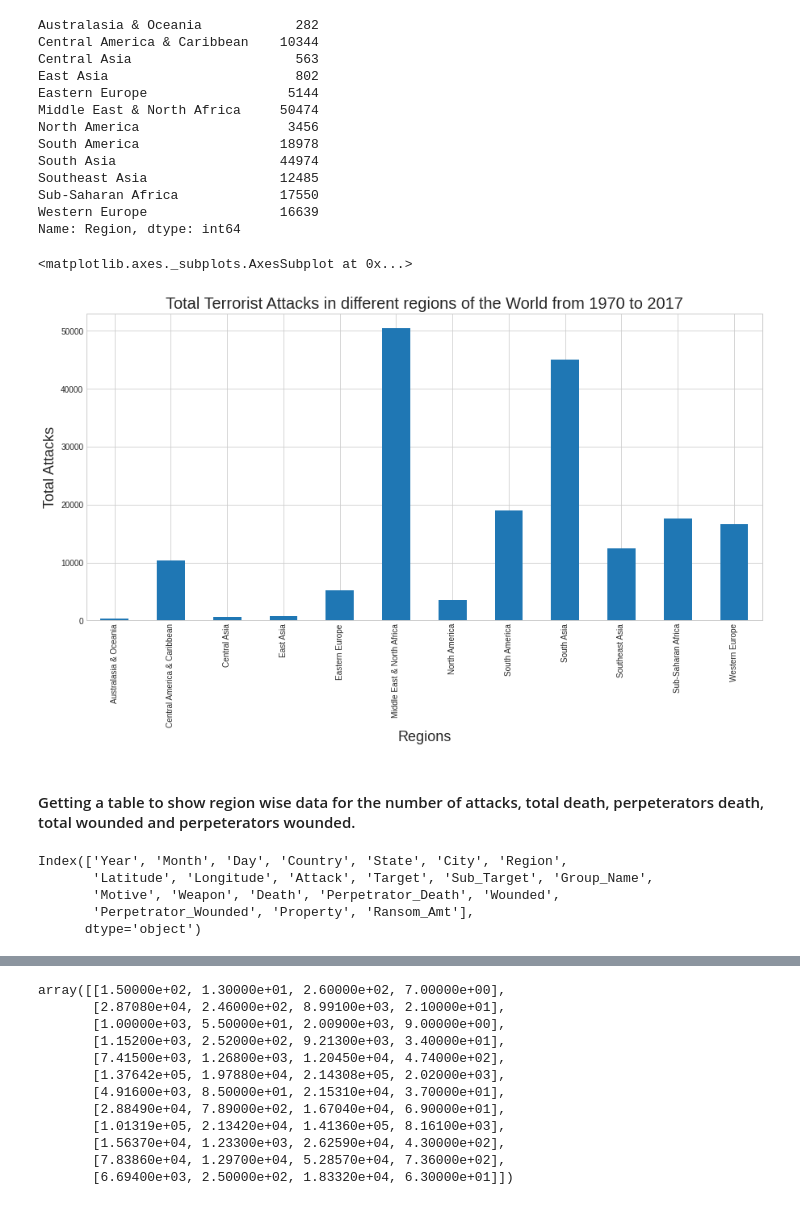
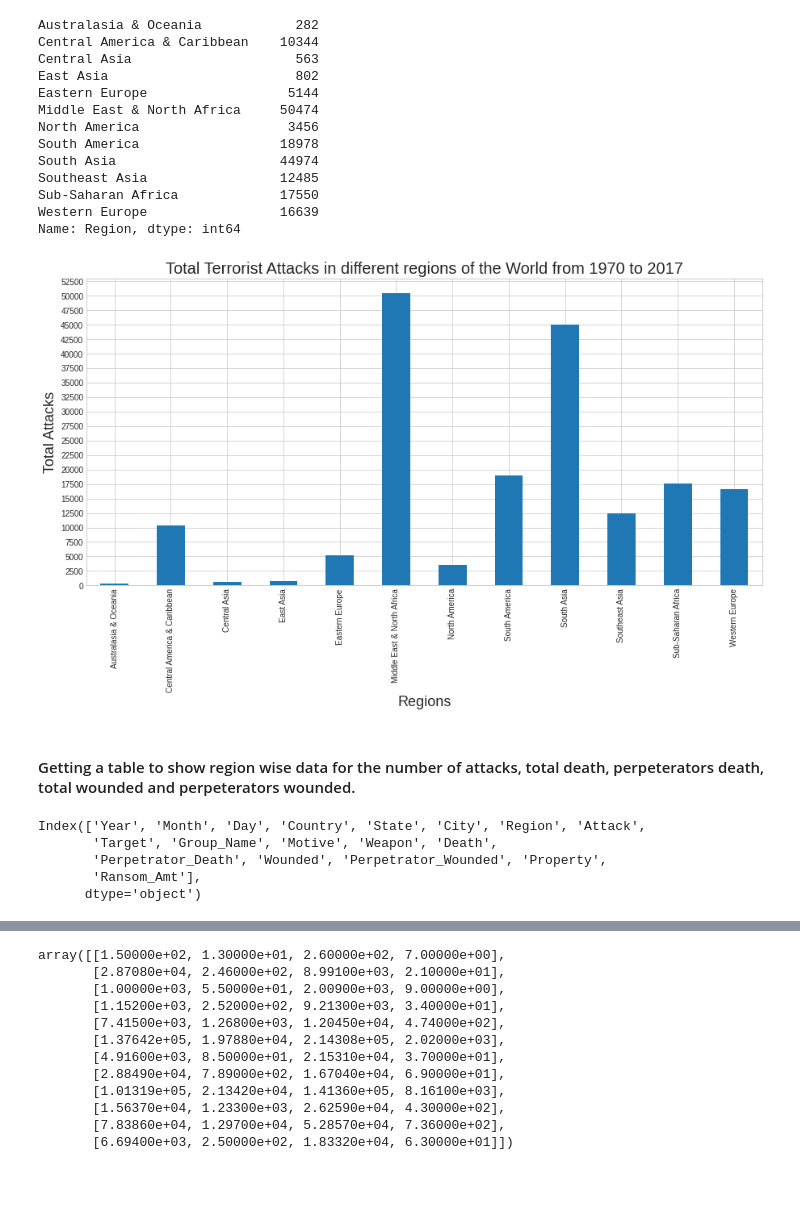
Before and after one commit to chvikas/global-terrorism-analysis, a Jupyter notebook: Global_Terrorism_Analysis_Capstone_Project.ipynb, the cells around one changed output, grey strips where cells are left out. Cells and saved outputs as stored; diff of their text form; code cells hidden in the pictures.

```diff
--- a/Global_Terrorism_Analysis_Capstone_Project.ipynb
+++ b/Global_Terrorism_Analysis_Capstone_Project.ipynb
@@ -60,7 +60,7 @@ memory usage: 187.1+ MB
 # Creating a column dictionary to rename the required columns
 
 column_dict = {'iyear':'Year','imonth':'Month','iday':'Day','country_txt':'Country','provstate':'State','city':'City','region_txt':'Region',
-               'latitude':'Latitude','longitude':'Longitude','attacktype1_txt':'Attack', 'targtype1_txt':'Target', 'targsubtype1_txt':'Sub_Target', 'gname': 'Group_Name', 'motive':'Motive',
+               'attacktype1_txt':'Attack', 'targtype1_txt':'Target', 'gname': 'Group_Name', 'motive':'Motive',
                'weaptype1_txt':'Weapon', 'nkill':'Death', 'nkillter': 'Perpetrator_Death', 'nwound':'Wounded', 'nwoundte':'Perpetrator_Wounded','propextent_txt':'Property', 'ransomamt':'Ransom_Amt'}
 # %%
 # Renaming the columns
@@ -129,7 +120,7 @@ memory usage: 29.1+ MB
 # %%
-# Filling the NaN values of the columns except for the Latitude and the Longitude
+# Filling the NaN values of the columns
+gt_df['State'].fillna('Unknown', inplace=True)
 gt_df['City'].fillna('Unknown', inplace=True)
-gt_df['Sub_Target'].fillna('Unknown', inplace=True)
 gt_df['Motive'].fillna('Unknown', inplace=True)
 gt_df['Death'].fillna(0, inplace=True)
 gt_df['Perpetrator_Death'].fillna(0, inplace=True)
@@ -229,22 +220,23 @@ Name: Region, dtype: int64
 # %%
 #Plotting a bar graph to show the total attacks in different regions of the world over the years
 plt.figure(figsize=(15,7))
 plt.title("Total Terrorist Attacks in different regions of the World from 1970 to 2017", fontsize=20)
 plt.xlabel('Regions', fontsize=18)
 plt.ylabel('Total Attacks', fontsize=18)
+plt.yticks(np.arange(0,70000,2500))
 gt_df_region_attack.plot(kind='bar')
+plt.show()
 # %% [output]
-<matplotlib.axes._subplots.AxesSubplot at 0x...>
-[figure, old version]
+[figure, new version]
 # %% [markdown]
 #### Getting a table to show region wise data for the number of attacks, total death, perpeterators death, total wounded and perpeterators wounded.
 # %%
 gt_df.columns
 # %% [output]
-Index(['Year', 'Month', 'Day', 'Country', 'State', 'City', 'Region',
-       'Latitude', 'Longitude', 'Attack', 'Target', 'Sub_Target', 'Group_Name',
-       'Motive', 'Weapon', 'Death', 'Perpetrator_Death', 'Wounded',
-       'Perpetrator_Wounded', 'Property', 'Ransom_Amt'],
+Index(['Year', 'Month', 'Day', 'Country', 'State', 'City', 'Region', 'Attack',
+       'Target', 'Group_Name', 'Motive', 'Weapon', 'Death',
+       'Perpetrator_Death', 'Wounded', 'Perpetrator_Wounded', 'Property',
+       'Ransom_Amt'],
       dtype='object')
 # %%
 gt_df_regions_casualties = gt_df.groupby('Region')['Death','Perpetrator_Death','Wounded','Perpetrator_Wounded'].sum()
```
Also changed, not shown: parts of 30 cells of this notebook.
